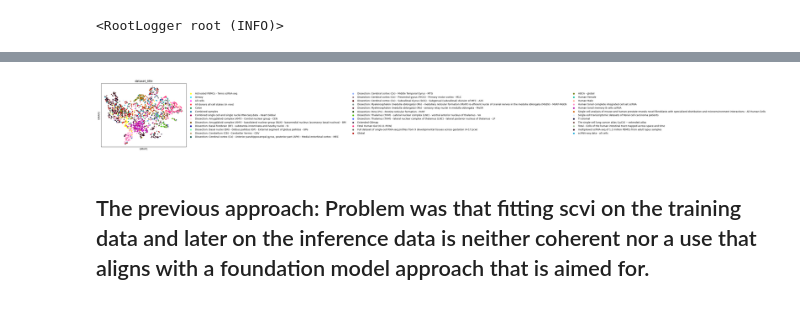
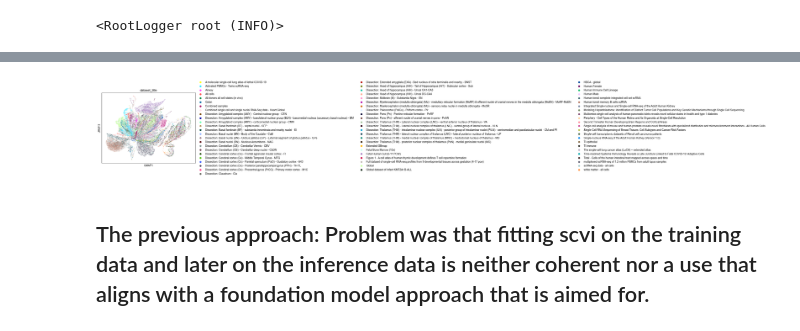
Before and after one commit to mengerj/adata_hf_datasets, a Jupyter notebook: notebooks/create_initial_embeddings.ipynb, the cells around one changed output, grey strips where cells are left out. Cells and saved outputs as stored; diff of their text form; code cells hidden in the pictures.

```diff
--- a/notebooks/create_initial_embeddings.ipynb
+++ b/notebooks/create_initial_embeddings.ipynb
@@ -9,8 +12,18 @@ setup_logging()
 <RootLogger root (INFO)>
 # %%
 import anndata
+from adata_hf_datasets.initial_embedder import InitialEmbedder
 
 # adata_path = "../data/demo/rna_seq.h5ad"
 # adata_path = "../data/RNA/raw/train/geo_7k.h5ad"
 # adata_path = "../data/RNA/raw/test/tabula_sapiens_bone_marrow.h5ad"
-adata_path = "../data/RNA/processed/train/geo_700k/train/chunk_8.h5ad"
+# adata_path = "../data/RNA/processed/train/cellxgene_pseudo_bulk_3_5k/train/chunk_0.zarr"
+adata_path = "../data/RNA/raw/train/cellxgene_pseudo_bulk_3_5k.h5ad"
+# adata_path = "../data/RNA/processed_with_emb/test/human_immune_health_atlas/all/chunk_0.zarr"
+# adata = anndata.read_zarr(adata_path)
+adata = anndata.read_h5ad(adata_path)
+embedder = InitialEmbedder(
+    method="gs", gene_list_path="../resources/gene_selection_ENSG_8k.txt"
+)
+embedder.prepare(adata=adata)
+embedder.embed(adata=adata)
@@ -35,11 +133,16 @@ AttributeError: 'NoneType' object has no attribute 'X'
 # %%
+from adata_hf_datasets.pp.utils import consolidate_low_frequency_categories
 import scanpy as sc
 
-sc.pp.neighbors(adata, use_rep="X_hvg")
-sc.tl.umap(adata)
-sc.pl.umap(adata, color="dataset_title")
+adata_cut = consolidate_low_frequency_categories(
+    adata, "dataset_title", 200, remove=True
+)
+
+sc.pp.neighbors(adata_cut, use_rep="X_gs")
+sc.tl.umap(adata_cut)
+sc.pl.umap(adata_cut, color="dataset_title")
 # %% [output]
-[figure, old version]
+[figure, new version]
 # %% [markdown]
 ## The previous approach: Problem was that fitting scvi on the training data and later on the inference data is neither coherent nor a use that aligns with a foundation model approach that is aimed for.
 # %%
```
Also changed, not shown: parts of 10 cells of this notebook, 4 other files.
